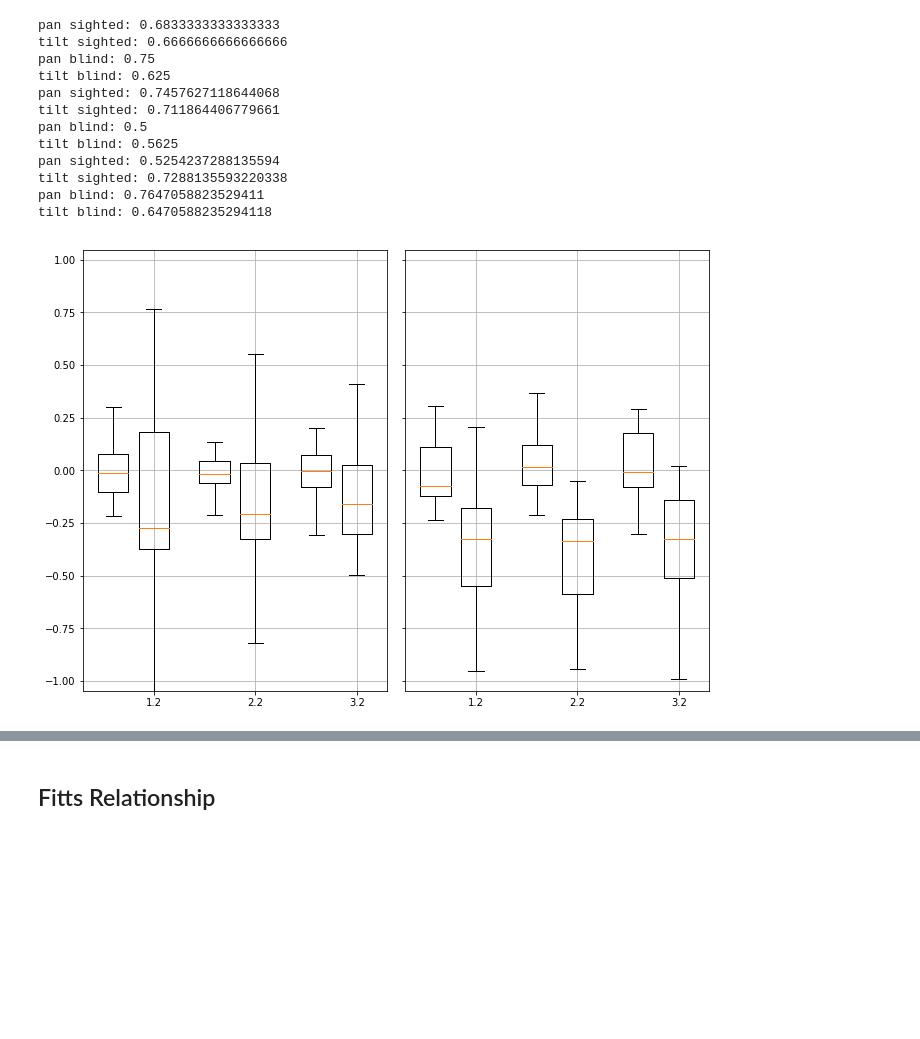
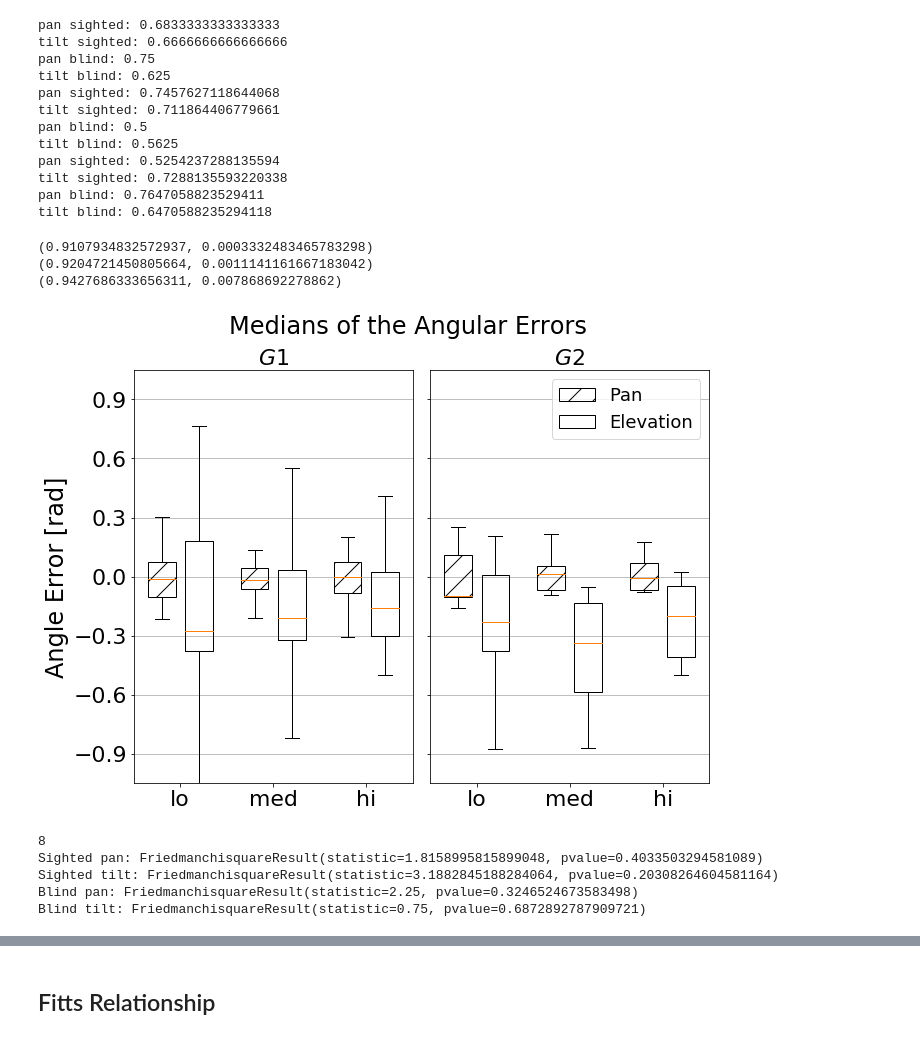
Before and after one commit to yassiezar/tba_audio_interface_paper, a Jupyter notebook: data_proc/target_search.ipynb, the cells around one changed output, grey strips where cells are left out. Saved outputs shown, nothing was run; the diff lists cells and outputs as text; code cells hidden in the pictures; blank space fills up the shorter version.

```diff
--- a/data_proc/target_search.ipynb
+++ b/data_proc/target_search.ipynb
@@ -228,6 +268,9 @@ for test in data_s.keys():
 ## Blind
 # %%
 participant_list = glob.glob('/home/jaycee/workspace/data_processing/target_search/input/cleaned/blind/*/*/')
+#print(participant_list)
+participant_list = list(filter(lambda x: 'day8' not in x, participant_list))
+#print(participant_list)
 data_b = {'med': [], 'lo': [], 'hi': []}
 
 # Import data
@@ -337,30 +459,84 @@ pan sighted: 0.5254237288135594
 tilt sighted: 0.7288135593220338
 pan blind: 0.7647058823529411
 tilt blind: 0.6470588235294118
+# %%
+for test in ['lo', 'med', 'hi']:
+    print(stats.shapiro([np.median(x) for x in t_err_s[test] if len(x) > 0]))
+# %% [output]
+(0.9107934832572937, 0.0003332483465783298)
+(0.9204721450805664, 0.0011141161667183042)
+(0.9427686333656311, 0.007868692278862)
 # %%
 f, ax = plt.subplots(1, 2, sharey=True, figsize=(10, 7))
 f.add_subplot(111, frameon=False)
 
 a = {'lo': 0, 'med': 1, 'hi': 2}
 
-ax[0].boxplot([[np.median(x) for x in p_err_s['lo'] if len(x) > 0], [np.median(x) for x in p_err_s['med'] if len(x) > 0], [np.median(x) for x in p_err_s['hi']]], positions=[0.8, 1.8, 2.8], showfliers=False)
+bp = ax[0].boxplot([[np.median(x) for x in p_err_s['lo'] if len(x) > 0], [np.median(x) for x in p_err_s['med'] if len(x) > 0], [np.median(x) for x in p_err_s['hi']]], positions=[0.8, 1.8, 2.8], showfliers=False, patch_artist=True)
 ax[0].boxplot([[np.median(x) for x in t_err_s['lo'] if len(x) > 0], [np.median(x) for x in t_err_s['med'] if len(x) > 0], [np.median(x) for x in t_err_s['hi']]], positions=[1.2, 2.2, 3.2], showfliers=False)
 ax[0].set_ylim([-np.pi/3, np.pi/3])
 ax[0].set_xlim([0.5, 3.5])
-ax[0].grid()
+ax[0].grid(axis='y')
+ax[0].set_yticks([-0.9, -0.6, -0.3, 0, 0.3, 0.6, 0.9])
+ax[0].set_xticks([1.0, 2.0, 3.0])
+ax[0].set_xticklabels(['lo', 'med', 'hi'], fontsize=22)
+ax[0].tick_params(axis='both', which='major', labelsize=22)
+ax[0].set_title(r'$G1$', fontsize=22)
+ax[0].set_ylabel('Angle Error [rad]', fontsize=24)
 
-ax[1].boxplot([[np.median(x) for x in p_err_b['lo']], [np.median(x) for x in p_err_b['med']], [np.median(x) for x in p_err_b['hi'] if len(x) > 0]], positions=[0.8, 1.8, 2.8], showfliers=False)
-ax[1].boxplot([[np.median(x) for x in t_err_b['lo']], [np.median(x) for x in t_err_b['med']], [np.median(x) for x in t_err_b['hi'] if len(x) > 0]], positions=[1.2, 2.2, 3.2], showfliers=False)
-ax[1].grid()
+for box in bp['boxes']:
+    box.set(hatch='/')
+    box.set(fill=False)
+
+bp0 = ax[1].boxplot([[np.median(x) for x in p_err_b['lo']], [np.median(x) for x in p_err_b['med']], [np.median(x) for x in p_err_b['hi'] if len(x) > 0]], positions=[0.8, 1.8, 2.8], showfliers=False, patch_artist=True)
+bp1 = ax[1].boxplot([[np.median(x) for x in t_err_b['lo']], [np.median(x) for x in t_err_b['med']], [np.median(x) for x in t_err_b['hi'] if len(x) > 0]], positions=[1.2, 2.2, 3.2], showfliers=False, patch_artist=True)
+ax[1].grid(axis='y')
 ax[1].set_xlim([0.5, 3.5])
+ax[1].set_xticks([1.0, 2.0, 3.0])
+ax[1].set_xticklabels(['lo', 'med', 'hi'], fontsize=22)
+ax[1].set_title(r'$G2$', fontsize=22)
+#ax[1].legend(['Pan Error', 'Tilt Error'], fontsize=18)
+
+for b0, b1 in zip(bp0['boxes'], bp1['boxes']):
+    b0.set(hatch='/')
+    b0.set(fill=False)
+    b1.set(fill=False)
+    b0.set_label('Pan')
+ax[1].legend([bp0['boxes'][0], bp1['boxes'][0]], ['Pan', 'Elevation'], fontsize=18)
 
 plt.tick_params(labelcolor='none', top=False, bottom=False, left=False, right=False, which='both')
-plt.tight_layout()
+f.tight_layout()
+f.text(0.55, 1.0, 'Medians of the Angular Errors', ha='center', fontsize=24)
 plt.show()
 # %% [output]
-[figure, old version]
+[figure, new version]
 # %%
-print('Sighted pan: {}'.format(stats.kruskal([np.median(x) for x in p_err_s['lo'] if len(x) > 0], [np.median(x) for x in p_err_s['med'] if len(x) > 0], [np.median(x) for x in p_err_s['hi'] if len(x) > 0])))
-print('Signted tilt: {}'.format(stats.kruskal([np.median(x) for x in t_err_s['lo'] if len(x) > 0], [np.median(x) for x in t_err_s['med'] if len(x) > 0], [np.median(x) for x in t_err_s['hi'] if len(x) > 0])))
-print('Blind pan: {}'.format(stats.kruskal([np.median(x) for x in p_err_b['lo'] if len(x) > 0], [np.median(x) for x in p_err_b['med'] if len(x) > 0], [np.median(x) for x in p_err_b['hi'] if len(x) > 0])))
-print('Blind tilt: {}'.format(stats.kruskal([np.median(x) for x in t_err_b['lo'] if len(x) > 0], [np.median(x) for x in t_err_b['med'] if len(x) > 0], [np.median(x) for x in t_err_b['hi'] if len(x) > 0])))
+print(len([np.median(x) for x in p_err_b['hi'] if len(x) > 0]))
+
+print('Sighted pan: {}'.format(stats.friedmanchisquare(
+    [np.median(x) for x in p_err_s['lo'] if len(x) > 0],
+    [np.median(x) for x in p_err_s['med'] if len(x) > 0] + [0.0, 0.0, 0.0],
+    [np.median(x) for x in p_err_s['hi'] if len(x) > 0] + [0.0]
+)))
+print('Sighted tilt: {}'.format(stats.friedmanchisquare(
+    [np.median(x) for x in t_err_s['lo'] if len(x) > 0],
+    [np.median(x) for x in t_err_s['med'] if len(x) > 0] + [0.0, 0.0, 0.0],
+    [np.median(x) for x in t_err_s['hi'] if len(x) > 0] + [0.0]
+)))
+
+print('Blind pan: {}'.format(stats.friedmanchisquare(
+    [np.median(x) for x in p_err_b['lo'] if len(x) > 0],
+    [np.median(x) for x in p_err_b['med'] if len(x) > 0],
+    [np.median(x) for x in p_err_b['hi'] if len(x) > 0]
+)))
+print('Blind tilt: {}'.format(stats.friedmanchisquare(
+    [np.median(x) for x in t_err_b['lo'] if len(x) > 0],
+    [np.median(x) for x in t_err_b['med'] if len(x) > 0],
+    [np.median(x) for x in t_err_b['hi'] if len(x) > 0]
+)))
+# %% [output]
+8
+Sighted pan: FriedmanchisquareResult(statistic=1.8158995815899048, pvalue=0.4033503294581089)
+Sighted tilt: FriedmanchisquareResult(statistic=3.1882845188284064, pvalue=0.20308264604581164)
+Blind pan: FriedmanchisquareResult(statistic=2.25, pvalue=0.3246524673583498)
+Blind tilt: FriedmanchisquareResult(statistic=0.75, pvalue=0.6872892787909721)
```
Also changed, not shown: parts of 16 cells of this notebook, 16 other files.
